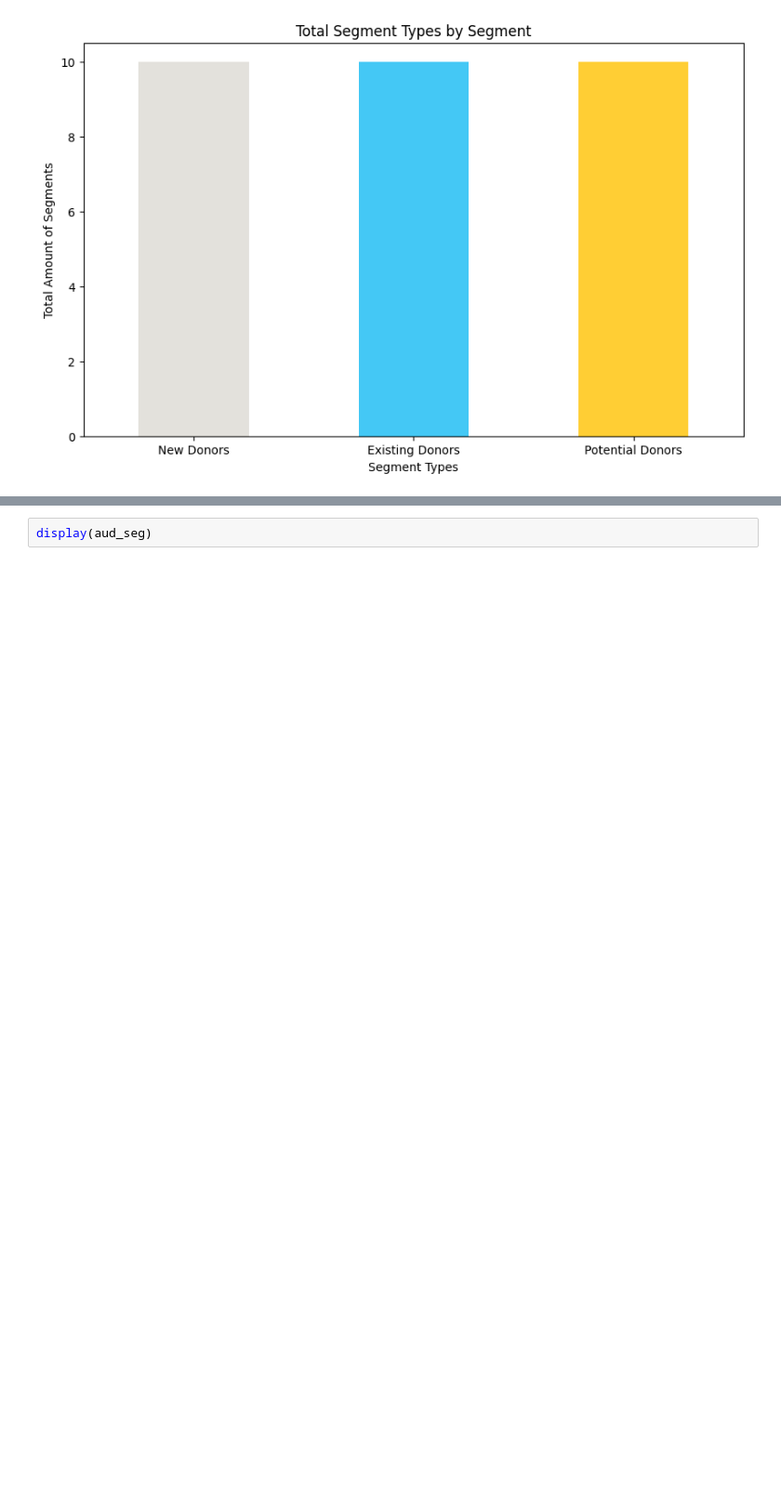
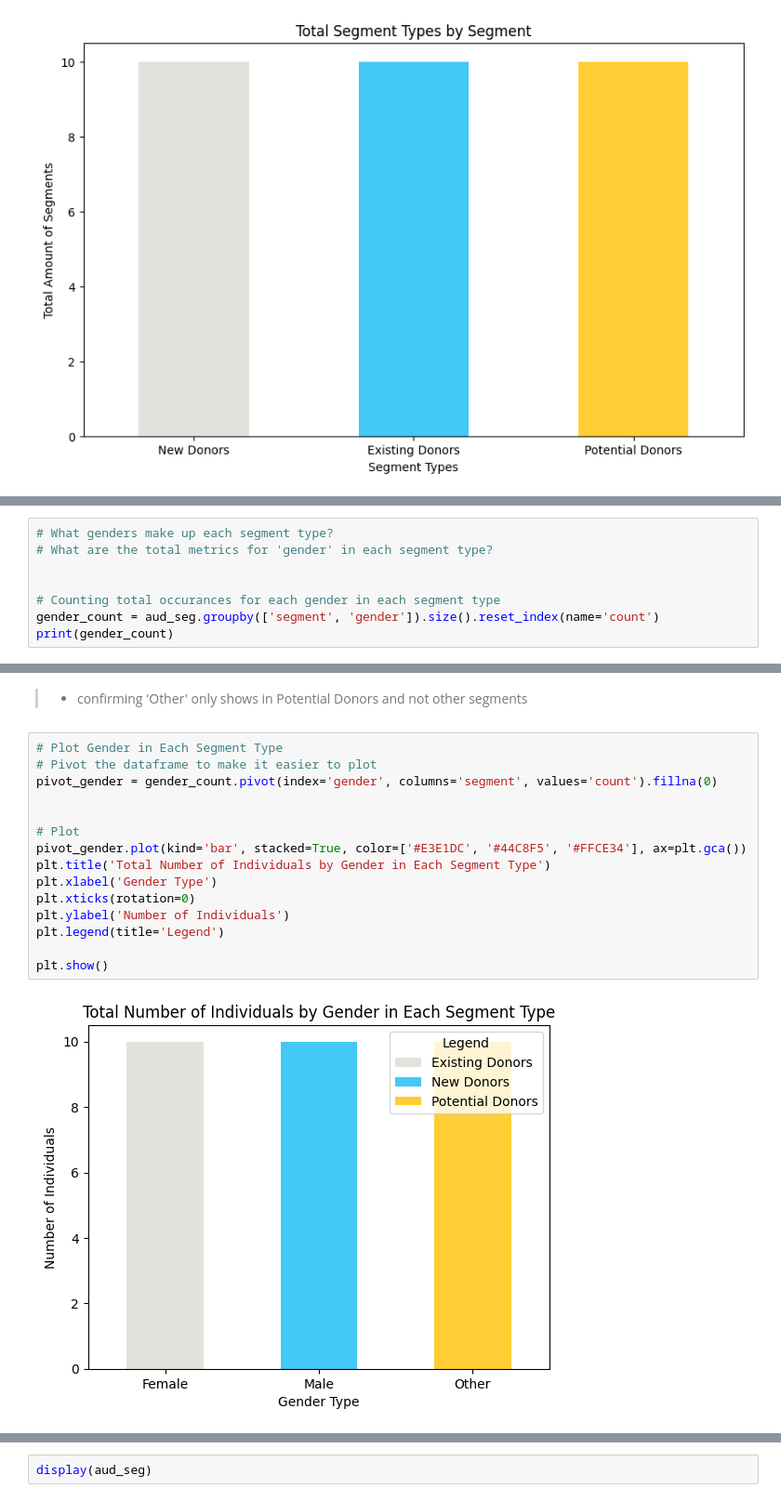
Before and after one commit to stxphz/unicef, a Jupyter notebook: analysis.ipynb, the cells around one changed output, grey strips where cells are left out. Shown at 93% size. Saved outputs shown, nothing was run; the diff lists cells and outputs as text; blank space fills up the shorter version.

```diff
--- a/analysis.ipynb
+++ b/analysis.ipynb
@@ -660,0 +700,8 @@ Name: count, dtype: int64
+# %%
+# What genders make up each segment type?
+# What are the total metrics for 'gender' in each segment type?
+
+
+# Counting total occurances for each gender in each segment type
+gender_count = aud_seg.groupby(['segment', 'gender']).size().reset_index(name='count')
+print(gender_count)
@@ -660,0 +754,19 @@ Name: count, dtype: int64
+# %% [markdown]
+> - confirming 'Other' only shows in Potential Donors and not other segments
+# %%
+# Plot Gender in Each Segment Type
+# Pivot the dataframe to make it easier to plot
+pivot_gender = gender_count.pivot(index='gender', columns='segment', values='count').fillna(0)
+
+
+# Plot
+pivot_gender.plot(kind='bar', stacked=True, color=['#E3E1DC', '#44C8F5', '#FFCE34'], ax=plt.gca())
+plt.title('Total Number of Individuals by Gender in Each Segment Type')
+plt.xlabel('Gender Type')
+plt.xticks(rotation=0)
+plt.ylabel('Number of Individuals')
+plt.legend(title='Legend')
+
+plt.show()
+# %% [output]
+[figure, added]
```
Also changed, not shown: parts of 16 cells of this notebook, 1 other file.
